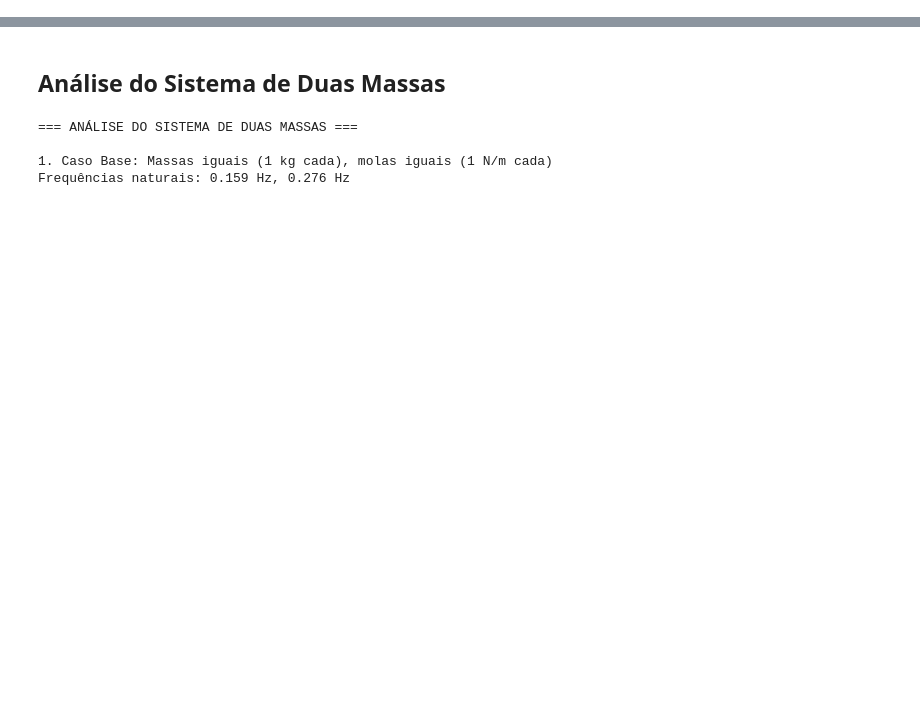
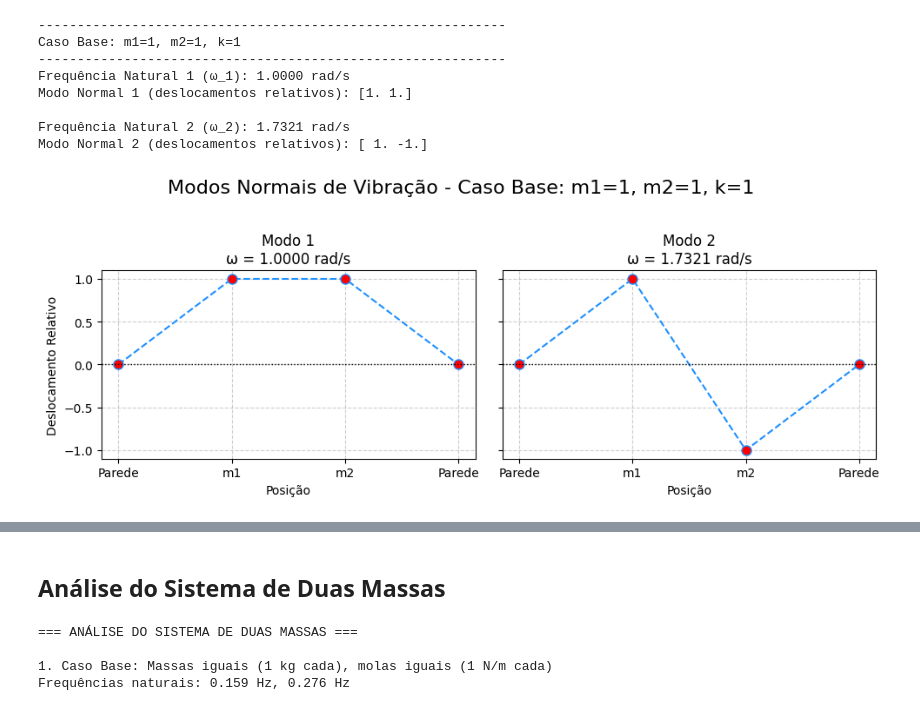
Before and after one commit to cesaraugustoo/av4, a Jupyter notebook: ex1.ipynb, the cells around one changed output, grey strips where cells are left out. Cells and saved outputs as stored; diff of their text form; code cells hidden in the pictures; blank space fills up the shorter version.

```diff
--- a/ex1.ipynb
+++ b/ex1.ipynb
@@ -45,0 +154,20 @@ mm(diagrama)
+# %%
+# 1.1. Sistema de 2 massas - Caso Base
+m1, m2 = 1.0, 1.0
+k1, k2, k3 = 1.0, 1.0, 1.0
+
+M = np.array([[m1, 0], [0, m2]])
+K = np.array([[k1 + k2, -k2], [-k2, k2 + k3]])
+
+frequencias, modos = resolver_sistema(M, K)
+imprimir_e_plotar_resultados(frequencias, modos, "Caso Base: m1=1, m2=1, k=1")
+# %% [output]
+------------------------------------------------------------
+Caso Base: m1=1, m2=1, k=1
+------------------------------------------------------------
+Frequência Natural 1 (ω_1): 1.0000 rad/s
+Modo Normal 1 (deslocamentos relativos): [1. 1.]
+
+Frequência Natural 2 (ω_2): 1.7321 rad/s
+Modo Normal 2 (deslocamentos relativos): [ 1. -1.]
+[figure, added]
```
Also changed, not shown: parts of 8 cells of this notebook, 1 other file.
